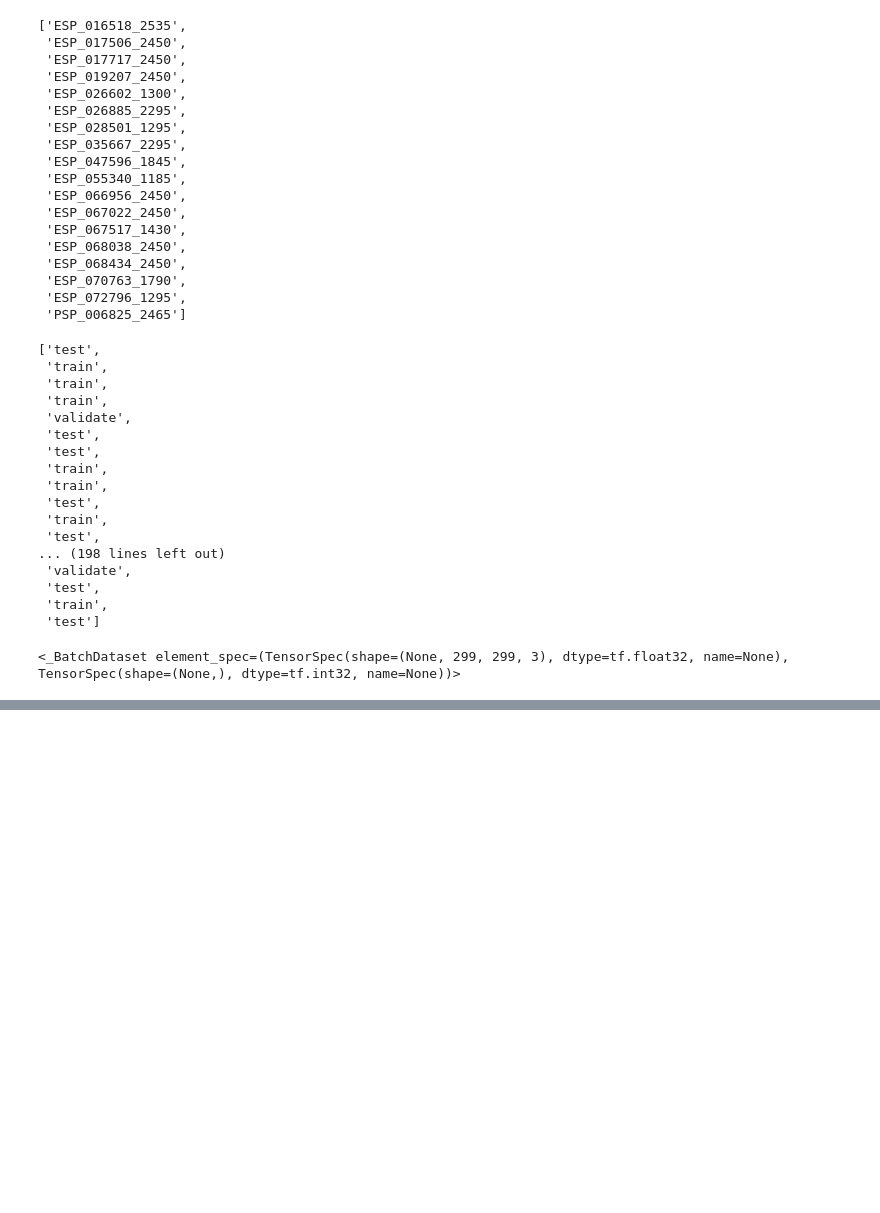
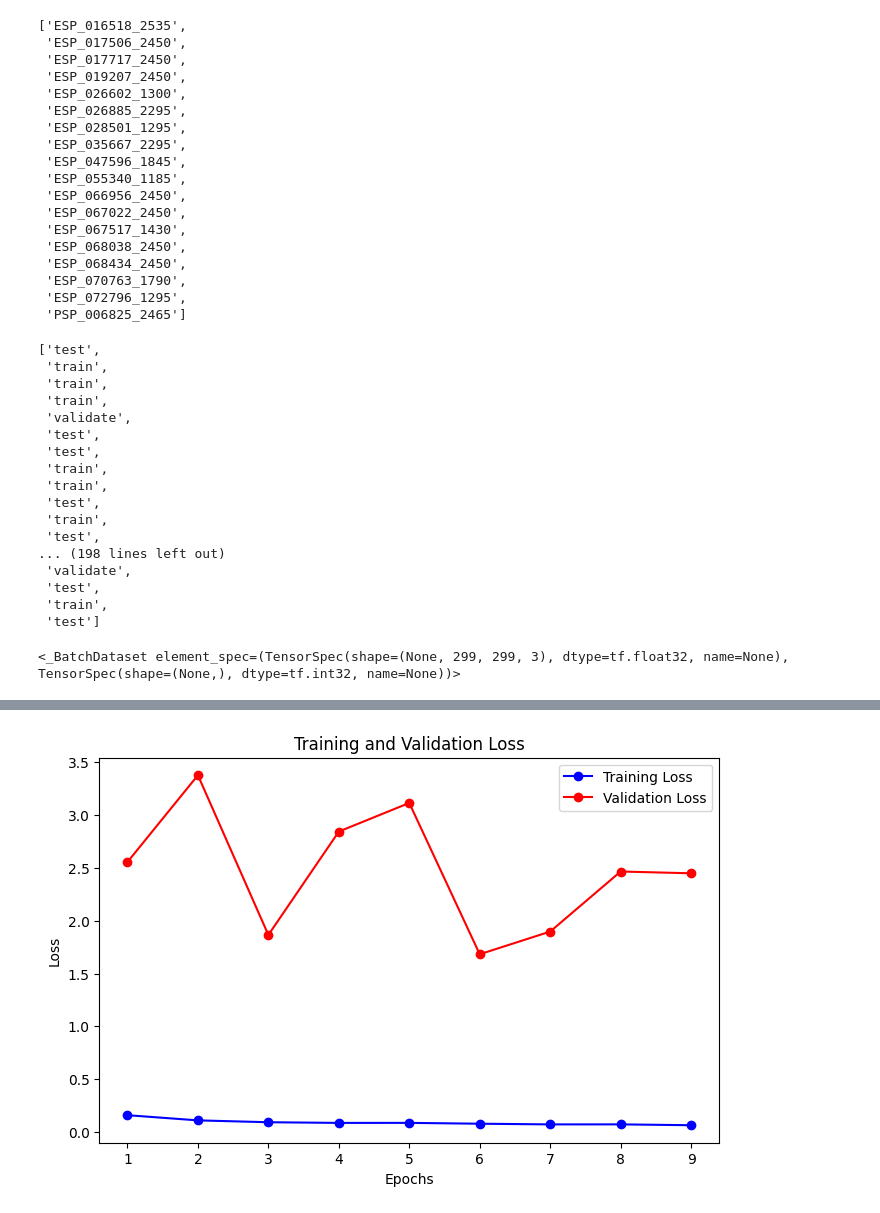
Before and after one commit to S1998raghu/S1998raghu2.github.io, a Jupyter notebook: dataPreprocessingNotebook.ipynb, the cells around one changed output, grey strips where cells are left out. Cells and saved outputs as stored; diff of their text form; code cells hidden in the pictures; blank space fills up the shorter version.

```diff
--- a/dataPreprocessingNotebook.ipynb
+++ b/dataPreprocessingNotebook.ipynb
@@ -505,0 +667,82 @@ Mounted at /content/drive
+# %%
+from tensorflow.keras.applications import VGG16
+from tensorflow.keras.models import Model
+from tensorflow.keras.layers import GlobalAveragePooling2D, Dense, BatchNormalization, Dropout
+from tensorflow.keras.callbacks import EarlyStopping
+import json
+import matplotlib.pyplot as plt
+import numpy as np
+from sklearn.metrics import precision_score, recall_score, f1_score
+
+
+base_model = VGG16(weights='imagenet', include_top=False, input_shape=(299, 299, 3))
+for layer in base_model.layers:
+    layer.trainable = False
+
+x = base_model.output
+x = GlobalAveragePooling2D()(x)
+x = BatchNormalization()(x)
+x = Dense(1024, activation='relu')(x)
+x = Dropout(0.3)(x)
+predictions = Dense(2, activation='softmax')(x)
+
+
+model = Model(inputs=base_model.input, outputs=predictions)
+
+model.compile(optimizer='adam', loss='sparse_categorical_crossentropy', metrics=['accuracy'])
+
+
+early_stopping = EarlyStopping(monitor='val_loss', patience=3)
+history = model.fit(
+    tf_dataset_train,
+    epochs=20,
+    validation_data=tf_dataset_val,
+    callbacks=[early_stopping]
+)
+
+
+test_loss, test_accuracy = model.evaluate(tf_dataset_test)
+print("Test Loss:", test_loss)
+print("Test Accuracy:", test_accuracy)
+
+model_path = '/content/drive/My Drive/Colab Notebooks/saved_model_vgg16.h5'
+model.save(model_path)
+
+history_json = json.dumps(history.history)
+history_path = model_path.replace('.h5', '_history_vgg16.json')
+with open(history_path, 'w') as f:
+    f.write(history_json)
+print("Training history is now saved to:", history_path)
+
+
+train_loss = history.history['loss']
+val_loss = history.history['val_loss']
+epochs = range(1, len(train_loss) + 1)
+plt.figure(figsize=(8, 5))
+plt.plot(epochs, train_loss, 'bo-', label='Training Loss')
+plt.plot(epochs, val_loss, 'ro-', label='Validation Loss')
+plt.title('Training and Validation Loss')
+plt.xlabel('Epochs')
+plt.ylabel('Loss')
+plt.legend()
+plt.show()
+
+
+true_labels = []
+for _, label in tf_dataset_test:
+    true_labels.extend(label.numpy())
+
+
+probabilities = model.predict(tf_dataset_test)
+
+predictions = np.argmax(probabilities, axis=1)
+
+
+precision = precision_score(true_labels, predictions, average='binary')
+recall = recall_score(true_labels, predictions, average='binary')
+f1 = f1_score(true_labels, predictions, average='binary')
+
+print("Precision:", precision)
+print("Recall:", recall)
+print("F1 Score:", f1)
+# %% [output]
@@ -505,0 +767 @@ Mounted at /content/drive
+[figure, added]
```
Also changed, not shown: parts of 23 cells of this notebook.
